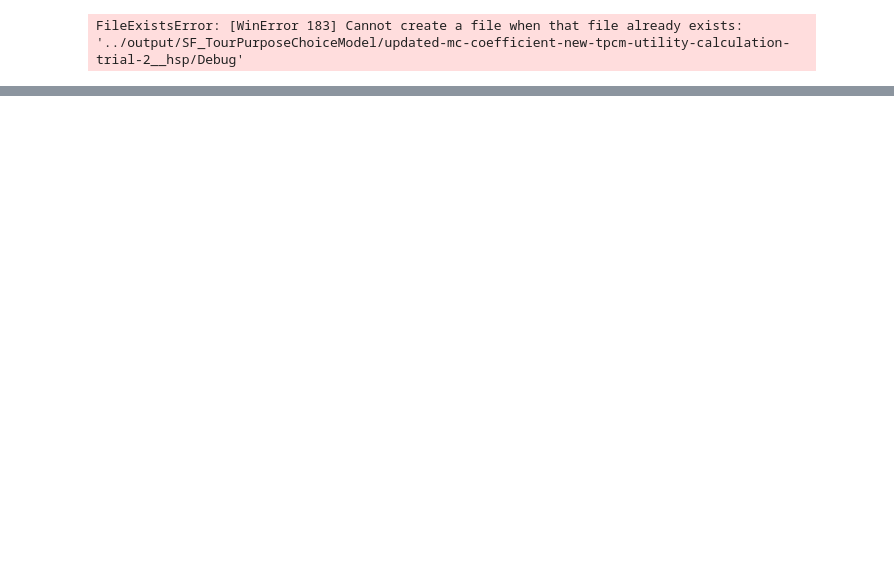
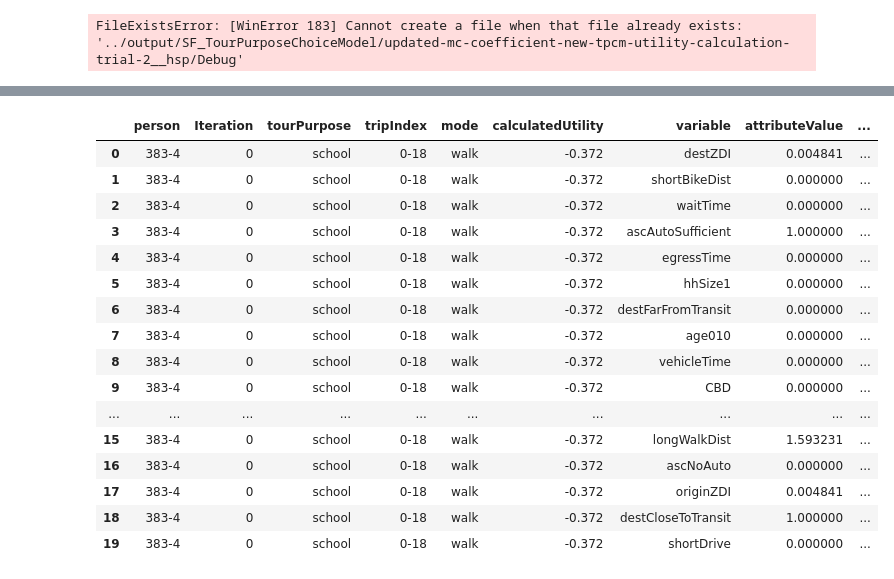
Before and after one commit to vsgo222/beam, a Jupyter notebook: output_analysis/Comparison across iterations.ipynb, the cells around one changed output, grey strips where cells are left out. Drawn from its saved outputs; the diff is of its cells as text; code cells hidden in the pictures; blank space fills up the shorter version.

Commit message:
replanning tests

```diff
--- a/output_analysis/Comparison across iterations.ipynb
+++ b/output_analysis/Comparison across iterations.ipynb
@@ -452,9 +473,9 @@ debug_df=debug_df[['person','Iteration',
  'attributeValues_originCloseToTransit',
  'attributeValues_hhSize2',
  'attributeValues_originFarFromTransit',
- 'tracingData_walkTransitDistances',
- 'tracingData_cost',
- 'tracingData_numberOfTransfers']]
+ 'tracingValues_walkTransitDistances',
+ 'tracingValues_cost',
+ 'tracingValues_numberOfTransfers']]
 # %%
 debug_df[debug_df['availableAlternatives']!=debug_df['routerAvailableAlternatives']]
 # %% [output]
@@ -488,0 +567,4 @@ for i in debug_df.person.unique():
+# %%
+mc_coeff=pd.read_csv('../test/input/sf-test-scenario/Inputs/ActivitySimMC-TSCORE-trial-7.csv')
+
+mc_coeff.head()
@@ -488,0 +630,9 @@ for i in debug_df.person.unique():
+# %%
+person_383_4_long=pd.melt(person_383_4,
+        id_vars=['person','Iteration','tourPurpose','tripIndex','mode','calculatedUtility'],
+       value_vars=person_383_4.columns[5:],
+       value_name='attributeValue')
+
+person_383_4_long['variable']=person_383_4_long['variable'].apply(lambda x: x.split('_')[1])
+person_383_4_long=person_383_4_long.sort_values(by=['Iteration','tripIndex'])
+person_383_4_long
@@ -488,0 +693,3 @@ for i in debug_df.person.unique():
+# %%
+person_383_4_long['attributeValue']=person_383_4_long['attributeValue'].astype(float)
+person_383_4_long.dtypes
@@ -488,0 +706,31 @@ for i in debug_df.person.unique():
+# %%
+calculation=pd.merge(person_383_4_long,mc_coeff[['latentClass','alternative','variable','value']],
+                    left_on=['tourPurpose','mode','variable'],
+                    right_on=['latentClass','alternative','variable'],how='left')
+
+calculation['utility']=calculation['attributeValue']*calculation['value']
+
+calculation['beamCalculatedUtility']=calculation.groupby('tripIndex')['calculatedUtility'].transform(max)
+
+calculation['manuallyCalculatedUtility']=calculation.groupby('tripIndex')['utility'].transform(sum)
+
+
+calculation.to_csv('')
+# %% [output]
+|  | person | Iteration | tourPurpose | tripIndex | mode | calculatedUtility | variable | attributeValue | ... |
+| 0 | 383-4 | 0 | school | 0-18 | walk | -0.372 | destZDI | 0.004841 | ... |
+| 1 | 383-4 | 0 | school | 0-18 | walk | -0.372 | shortBikeDist | 0.000000 | ... |
+| 2 | 383-4 | 0 | school | 0-18 | walk | -0.372 | waitTime | 0.000000 | ... |
+| 3 | 383-4 | 0 | school | 0-18 | walk | -0.372 | ascAutoSufficient | 1.000000 | ... |
+| 4 | 383-4 | 0 | school | 0-18 | walk | -0.372 | egressTime | 0.000000 | ... |
+| 5 | 383-4 | 0 | school | 0-18 | walk | -0.372 | hhSize1 | 0.000000 | ... |
+| 6 | 383-4 | 0 | school | 0-18 | walk | -0.372 | destFarFromTransit | 0.000000 | ... |
+| 7 | 383-4 | 0 | school | 0-18 | walk | -0.372 | age010 | 0.000000 | ... |
+| 8 | 383-4 | 0 | school | 0-18 | walk | -0.372 | vehicleTime | 0.000000 | ... |
+| 9 | 383-4 | 0 | school | 0-18 | walk | -0.372 | CBD | 0.000000 | ... |
+| ... | ... | ... | ... | ... | ... | ... | ... | ... | ... |
+| 15 | 383-4 | 0 | school | 0-18 | walk | -0.372 | longWalkDist | 1.593231 | ... |
+| 16 | 383-4 | 0 | school | 0-18 | walk | -0.372 | ascNoAuto | 0.000000 | ... |
+| 17 | 383-4 | 0 | school | 0-18 | walk | -0.372 | originZDI | 0.004841 | ... |
+| 18 | 383-4 | 0 | school | 0-18 | walk | -0.372 | destCloseToTransit | 1.000000 | ... |
+| 19 | 383-4 | 0 | school | 0-18 | walk | -0.372 | shortDrive | 0.000000 | ... |
```
Also changed, not shown: parts of 31 cells of this notebook, 5 other files.
